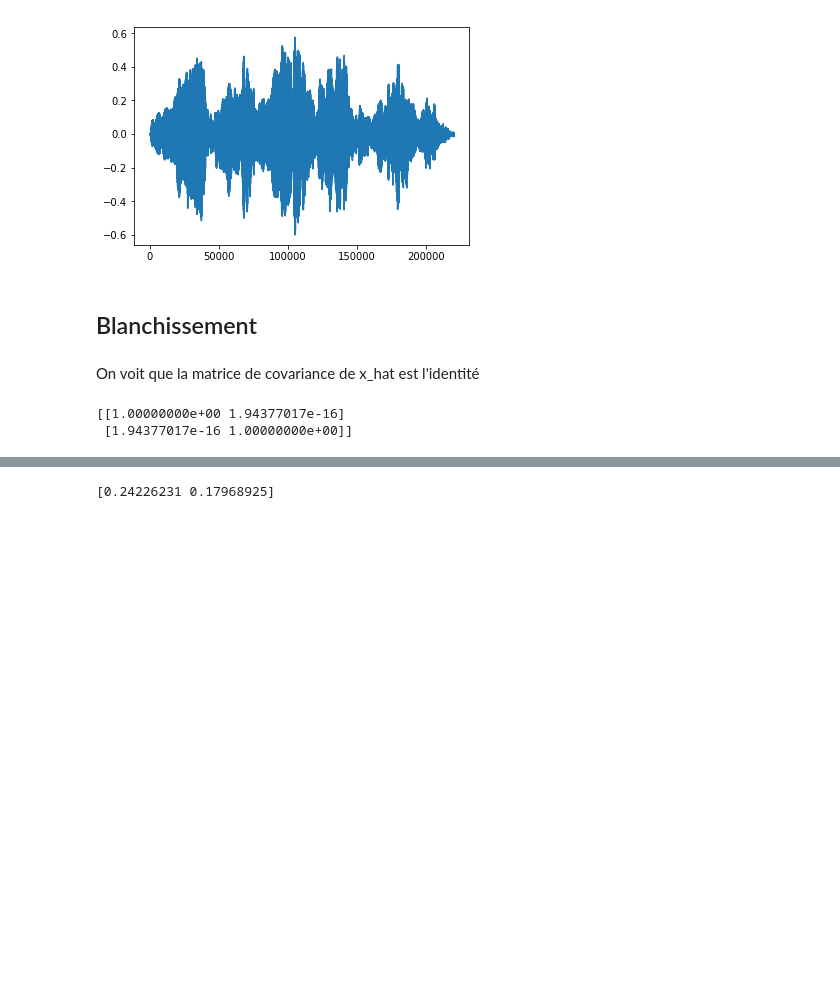
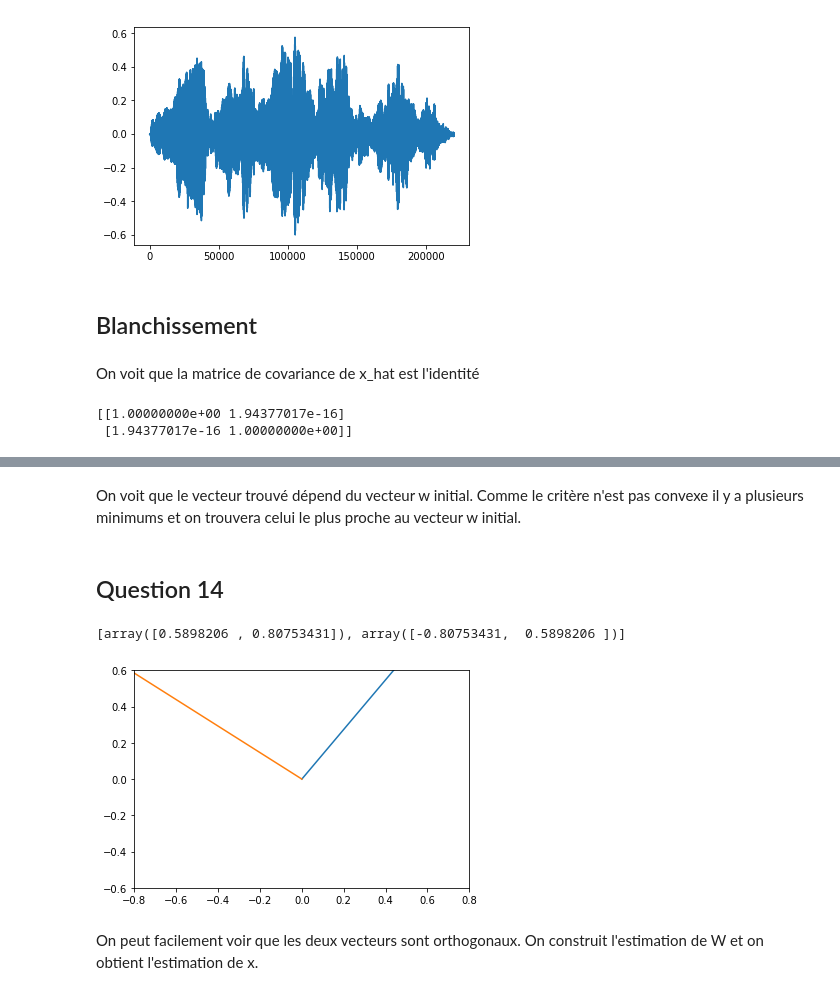
Before and after one commit to gonzaq94/Blind-source-separation, a Jupyter notebook: TP Séparation aveugle de sources - Quintana et Agudelo.ipynb, the cells around one changed output, grey strips where cells are left out. Saved outputs shown, nothing was run; the diff lists cells and outputs as text; code cells hidden in the pictures; blank space fills up the shorter version.

```diff
--- a/TP Séparation aveugle de sources - Quintana et Agudelo.ipynb
+++ b/TP Séparation aveugle de sources - Quintana et Agudelo.ipynb
@@ -324,10 +318,42 @@ print(w_plus)
-# %%
-w = np.random.random(2)
-while delta>0.1:
-    w_plus =
-
-
-
-print(w)
-# %% [output]
-[0.24226231 0.17968925]
+# %% [markdown]
+On voit que le vecteur trouvé dépend du vecteur w initial. Comme le critère n'est pas convexe il y a plusieurs minimums et on trouvera celui le plus proche au vecteur w initial.
+# %% [markdown]
+## Question 14
+# %%
+w_list = list()
+max_error = 0.0000000000000000001
+
+for i in range(len(x)):
+
+    w = np.random.random(2)
+    delta = 100
+
+    while delta>max_error:
+        u = np.dot(np.transpose(w), x_hat)
+        z = np.mean(np.multiply(x_hat, np.tile(np.tanh(u), (2,1))), axis=1)
+        v = np.mean(1-np.tanh(u)**2)*w
+        w_plus = (z-v)/np.linalg.norm(z-v)
+
+        w_plus = w_plus - sum([np.dot(np.transpose(w_plus),w)*w for w in w_list])
+        w_plus /= np.linalg.norm(w_plus)
+
+        delta = 1-(np.dot(w, w_plus))**2
+        w = w_plus
+
+
+
+    w_list.append(w_plus)
+# %%
+w_list
+# %% [output]
+[array([0.5898206 , 0.80753431]), array([-0.80753431,  0.5898206 ])]
+# %%
+plt.plot([0,w_list[0][0]],[0,w_list[0][1]])
+plt.plot([0,w_list[1][0]],[0,w_list[1][1]])
+plt.xlim([-0.8,0.8])
+plt.ylim([-0.6,0.6])
+plt.show()
+# %% [output]
+[figure, added]
+# %% [markdown]
+On peut facilement voir que les deux vecteurs sont orthogonaux. On construit l'estimation de W et on obtient l'estimation de x.
```
Also changed, not shown: parts of 29 cells of this notebook.
